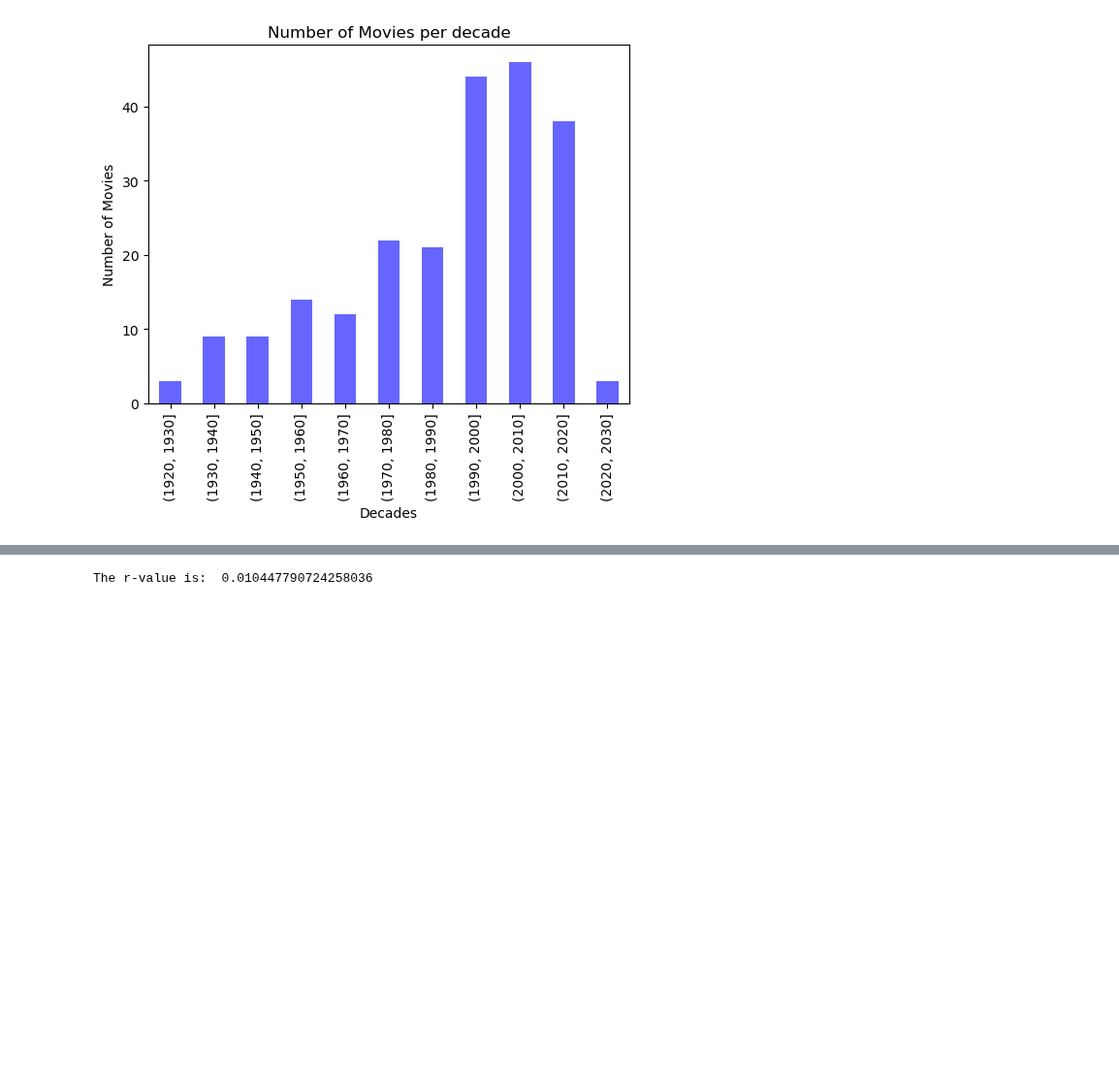
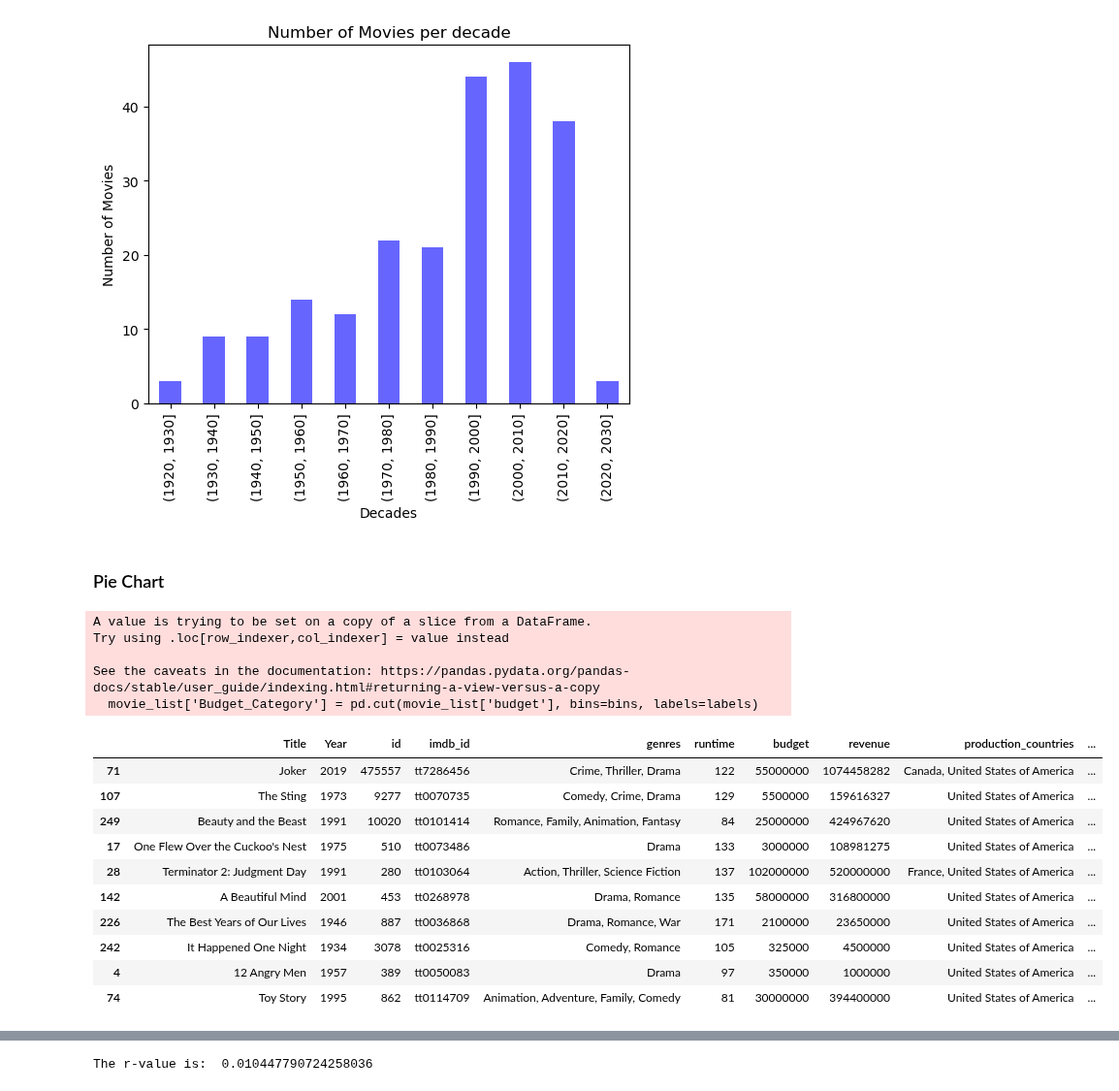
Before and after one commit to Mitajoshi/BC-Project-1, a Jupyter notebook: movie_analysis.ipynb, the cells around one changed output, grey strips where cells are left out. Shown at 97% size. Cells and saved outputs as stored; diff of their text form; code cells hidden in the pictures; blank space fills up the shorter version.

```diff
--- a/movie_analysis.ipynb
+++ b/movie_analysis.ipynb
@@ -461,3 +481,42 @@ y_axis.plot(kind='bar', alpha=0.6, color='blue', title="Number of Movies per dec
 # %% [output]
 <Axes: title={'center': 'Number of Movies per decade'}, xlabel='Decades', ylabel='Number of Movies'>
 [figure]
+# %% [markdown]
+### Pie Chart
+# %%
+
+#Minimum Budget
+min_budget = movie_list['budget'].min()
+
+#Average Budget
+avg_budget = movie_list['budget'].mean()
+
+#Maximum Budget
+max_budget = movie_list['budget'].max()
+
+diff = (max_budget-min_budget)/3
+
+# Define the bins and labels
+bins=[min_budget,round(min_budget+diff),round(min_budget+2*diff),round(min_budget+3*diff)]
+labels = ['Low Budget', 'Average Budget', 'High Budget']
+
+# Cut the 'Budget' column into categories and create a new column 'Budget_Category'
+movie_list['Budget_Category'] = pd.cut(movie_list['budget'], bins=bins, labels=labels)
+movie_list.sample(10)
+# %% [output]
+A value is trying to be set on a copy of a slice from a DataFrame.
+Try using .loc[row_indexer,col_indexer] = value instead
+
+See the caveats in the documentation: https://pandas.pydata.org/pandas-docs/stable/user_guide/indexing.html#returning-a-view-versus-a-copy
+  movie_list['Budget_Category'] = pd.cut(movie_list['budget'], bins=bins, labels=labels)
+|  | Title | Year | id | imdb_id | genres | runtime | budget | revenue | production_countries | ... |
+| 71 | Joker | 2019 | 475557 | tt7286456 | Crime, Thriller, Drama | 122 | 55000000 | 1074458282 | Canada, United States of America | ... |
+| 107 | The Sting | 1973 | 9277 | tt0070735 | Comedy, Crime, Drama | 129 | 5500000 | 159616327 | United States of America | ... |
+| 249 | Beauty and the Beast | 1991 | 10020 | tt0101414 | Romance, Family, Animation, Fantasy | 84 | 25000000 | 424967620 | United States of America | ... |
+| 17 | One Flew Over the Cuckoo's Nest | 1975 | 510 | tt0073486 | Drama | 133 | 3000000 | 108981275 | United States of America | ... |
+| 28 | Terminator 2: Judgment Day | 1991 | 280 | tt0103064 | Action, Thriller, Science Fiction | 137 | 102000000 | 520000000 | France, United States of America | ... |
+| 142 | A Beautiful Mind | 2001 | 453 | tt0268978 | Drama, Romance | 135 | 58000000 | 316800000 | United States of America | ... |
+| 226 | The Best Years of Our Lives | 1946 | 887 | tt0036868 | Drama, Romance, War | 171 | 2100000 | 23650000 | United States of America | ... |
+| 242 | It Happened One Night | 1934 | 3078 | tt0025316 | Comedy, Romance | 105 | 325000 | 4500000 | United States of America | ... |
+| 4 | 12 Angry Men | 1957 | 389 | tt0050083 | Drama | 97 | 350000 | 1000000 | United States of America | ... |
+| 74 | Toy Story | 1995 | 862 | tt0114709 | Animation, Adventure, Family, Comedy | 81 | 30000000 | 394400000 | United States of America | ... |
```
Also changed, not shown: parts of 14 cells of this notebook.
